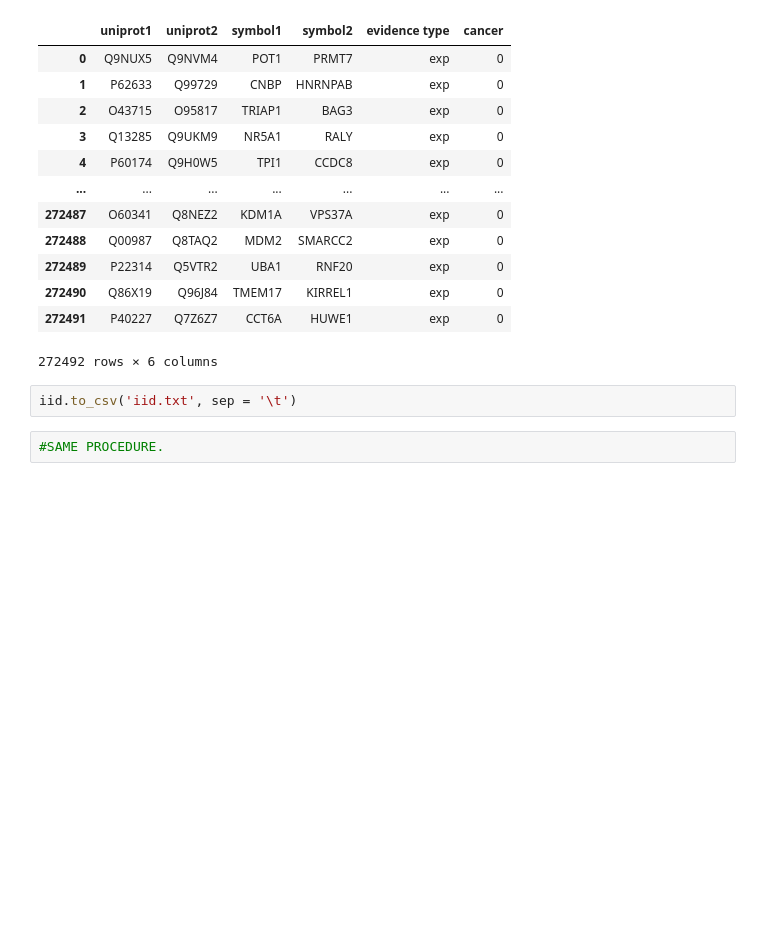
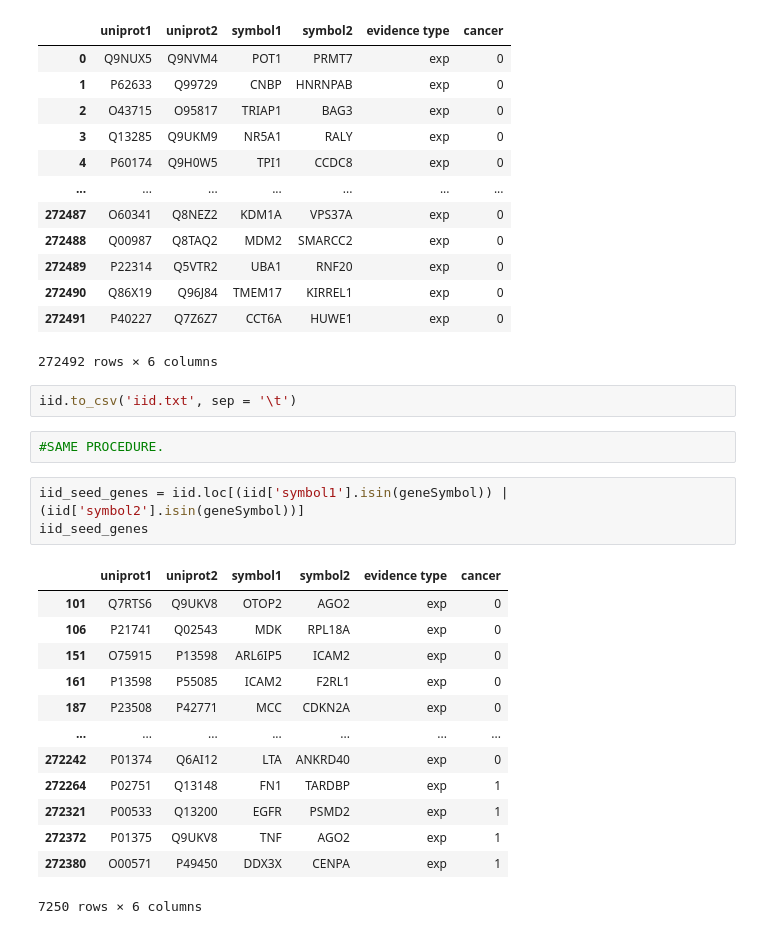
Before and after one commit to giuliacassara/Malignant-Mesothelioma, a Jupyter notebook: Analysis.ipynb, the cells around one changed output. Cells and saved outputs as stored; diff of their text form; blank space fills up the shorter version.

```diff
--- a/Analysis.ipynb
+++ b/Analysis.ipynb
@@ -395,3 +418,20 @@ iid
 iid.to_csv('iid.txt', sep = '\t')
 # %%
 #SAME PROCEDURE.
+# %%
+iid_seed_genes = iid.loc[(iid['symbol1'].isin(geneSymbol)) | (iid['symbol2'].isin(geneSymbol))]
+iid_seed_genes
+# %% [output]
+|  | uniprot1 | uniprot2 | symbol1 | symbol2 | evidence type | cancer |
+| 101 | Q7RTS6 | Q9UKV8 | OTOP2 | AGO2 | exp | 0 |
+| 106 | P21741 | Q02543 | MDK | RPL18A | exp | 0 |
+| 151 | O75915 | P13598 | ARL6IP5 | ICAM2 | exp | 0 |
+| 161 | P13598 | P55085 | ICAM2 | F2RL1 | exp | 0 |
+| 187 | P23508 | P42771 | MCC | CDKN2A | exp | 0 |
+| ... | ... | ... | ... | ... | ... | ... |
+| 272242 | P01374 | Q6AI12 | LTA | ANKRD40 | exp | 0 |
+| 272264 | P02751 | Q13148 | FN1 | TARDBP | exp | 1 |
+| 272321 | P00533 | Q13200 | EGFR | PSMD2 | exp | 1 |
+| 272372 | P01375 | Q9UKV8 | TNF | AGO2 | exp | 1 |
+| 272380 | O00571 | P49450 | DDX3X | CENPA | exp | 1 |
+7250 rows × 6 columns
```
Also changed, not shown: parts of 16 cells of this notebook.
